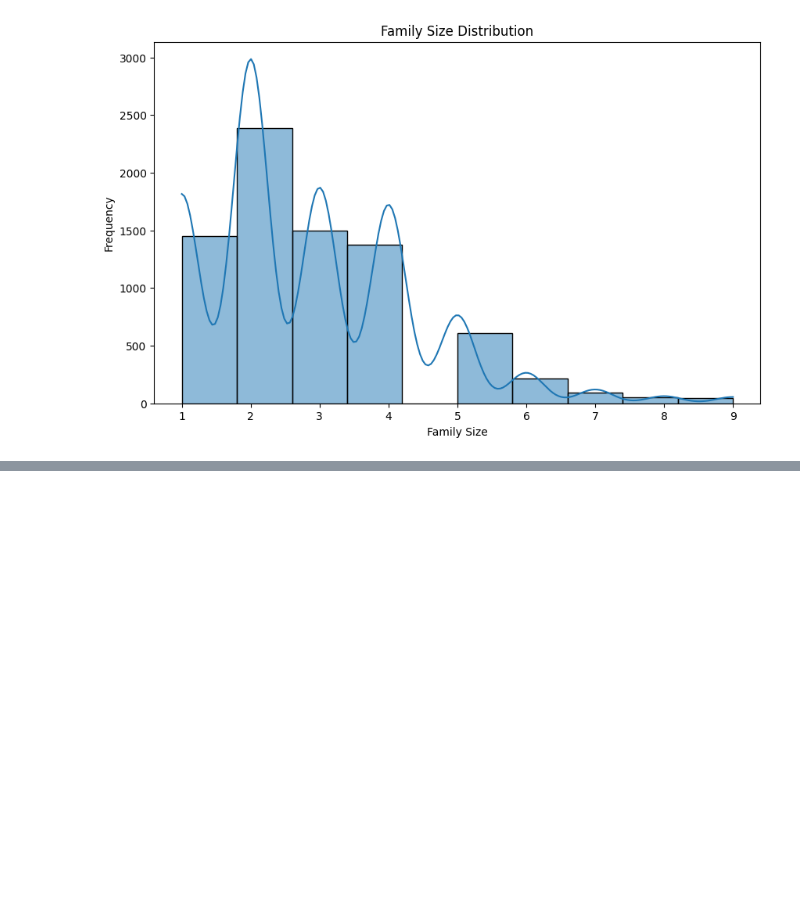
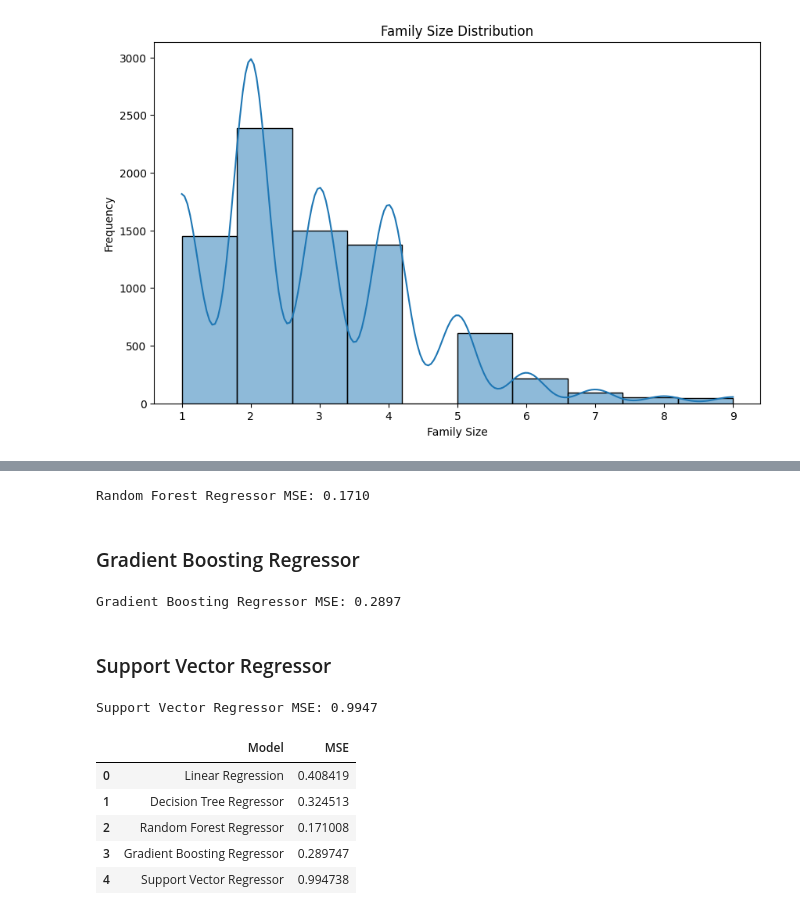
Before and after one commit to Jen-uis/Customer-Segmentation-Analysis, a Jupyter notebook: Project-Code.ipynb, the cells around one changed output, grey strips where cells are left out. Cells and saved outputs as stored; diff of their text form; code cells hidden in the pictures; blank space fills up the shorter version.

Commit message:
Complete first part of Model Selection.

```diff
--- a/Project-Code.ipynb
+++ b/Project-Code.ipynb
@@ -334,0 +417,71 @@ plt.show()
+# %%
+# Start and train
+rf_model = RandomForestRegressor(n_estimators = 100, random_state = 208)
+rf_model.fit(X_train, Y_train)
+
+# Make predictions
+Y_pred_rf = rf_model.predict(X_test)
+
+# Evaluate
+mse_rf = mean_squared_error(Y_test, Y_pred_rf)
+print(f'Random Forest Regressor MSE: {mse_rf:.4f}')
+# %% [output]
+Random Forest Regressor MSE: 0.1710
+# %% [markdown]
+### Gradient Boosting Regressor
+# %%
+# Start and train
+gbm_model = GradientBoostingRegressor(n_estimators = 100, random_state = 208)
+gbm_model.fit(X_train, Y_train)
+
+# Make predictions
+Y_pred_gbm = gbm_model.predict(X_test)
+
+# Evaluate Model
+mse_gbm = mean_squared_error(Y_test, Y_pred_gbm)
+print(f'Gradient Boosting Regressor MSE: {mse_gbm:.4f}')
+# %% [output]
+Gradient Boosting Regressor MSE: 0.2897
+# %% [markdown]
+### Support Vector Regressor
+# %%
+# Start and train
+svr_model = SVR()
+svr_model.fit(X_train, Y_train)
+
+# Make predictions
+Y_pred_svr = svr_model.predict(X_test)
+
+# Evaluate model
+mse_svr = mean_squared_error(Y_test, Y_pred_svr)
+print(f'Support Vector Regressor MSE: {mse_svr:.4f}')
+# %% [output]
+Support Vector Regressor MSE: 0.9947
+# %%
+# Create Model Performance
+mse_performance_summary = {
+    'Model': [
+        'Linear Regression',
+        'Decision Tree Regressor',
+        'Random Forest Regressor',
+        'Gradient Boosting Regressor',
+        'Support Vector Regressor'
+    ],
+    'MSE': [
+        mse_lr,
+        mse_dt,
+        mse_rf,
+        mse_gbm,
+        mse_svr
+    ]
+}
+
+performance_df = pd.DataFrame(mse_performance_summary)
+performance_df
+# %% [output]
+|  | Model | MSE |
+| 0 | Linear Regression | 0.408419 |
+| 1 | Decision Tree Regressor | 0.324513 |
+| 2 | Random Forest Regressor | 0.171008 |
+| 3 | Gradient Boosting Regressor | 0.289747 |
+| 4 | Support Vector Regressor | 0.994738 |
```
Also changed, not shown: parts of 9 cells of this notebook.
